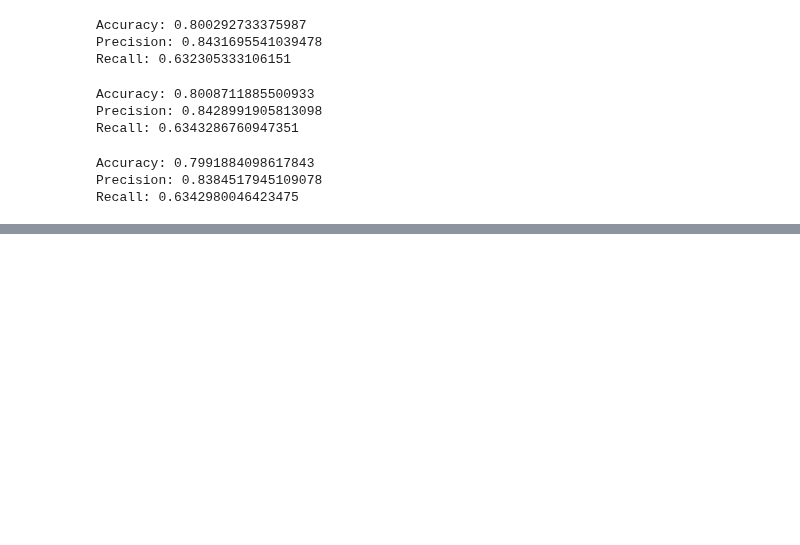
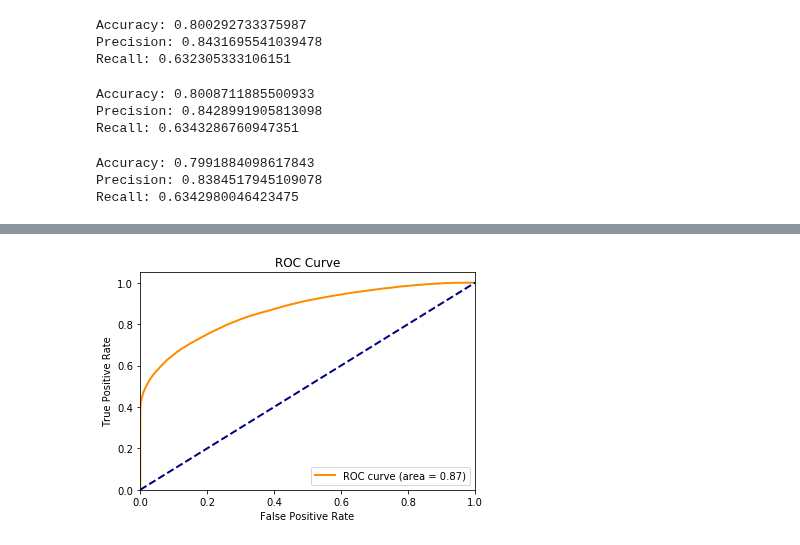
Before and after one commit to mengeling/silvercar-cancellation-predictor, a Jupyter notebook: EDA/modeling.ipynb, the cells around one changed output, grey strips where cells are left out. Drawn from its saved outputs; the diff is of its cells as text; code cells hidden in the pictures; blank space fills up the shorter version.

```diff
--- a/EDA/modeling.ipynb
+++ b/EDA/modeling.ipynb
@@ -440,0 +446,7 @@ Recall: 0.6342980046423475
+# %%
+probabilities = clf.predict_proba(X_test)[:, 1]
+fpr, tpr, thresholds =  roc_curve(y_test, probabilities)
+auc = roc_auc_score(y_test, probabilities)
+plot_roc_curve(fpr, tpr, thresholds, auc)
+# %% [output]
+[figure, added]
```
Also changed, not shown: parts of 1 cell of this notebook, 6 other files.
